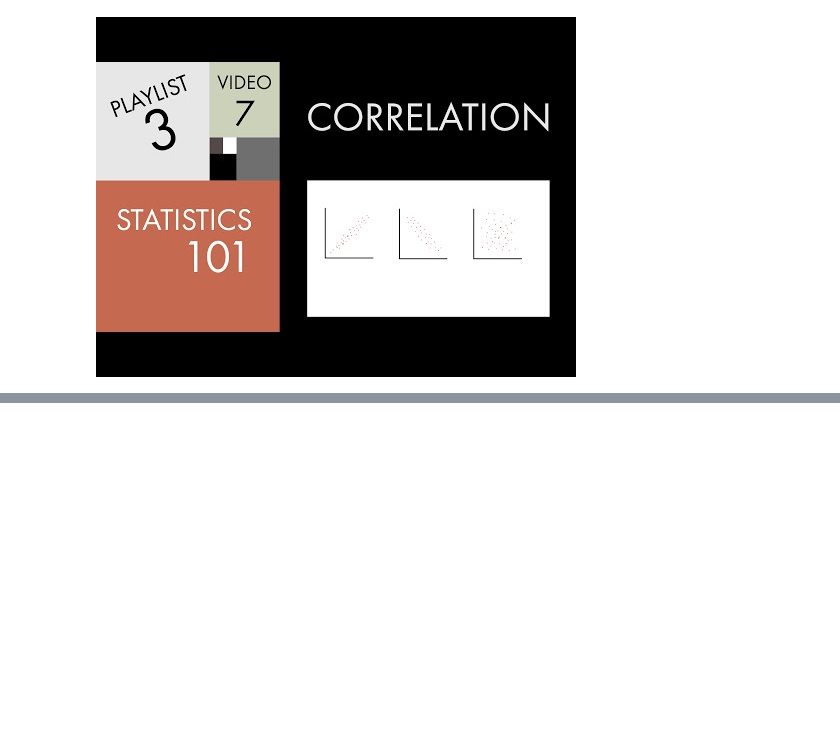
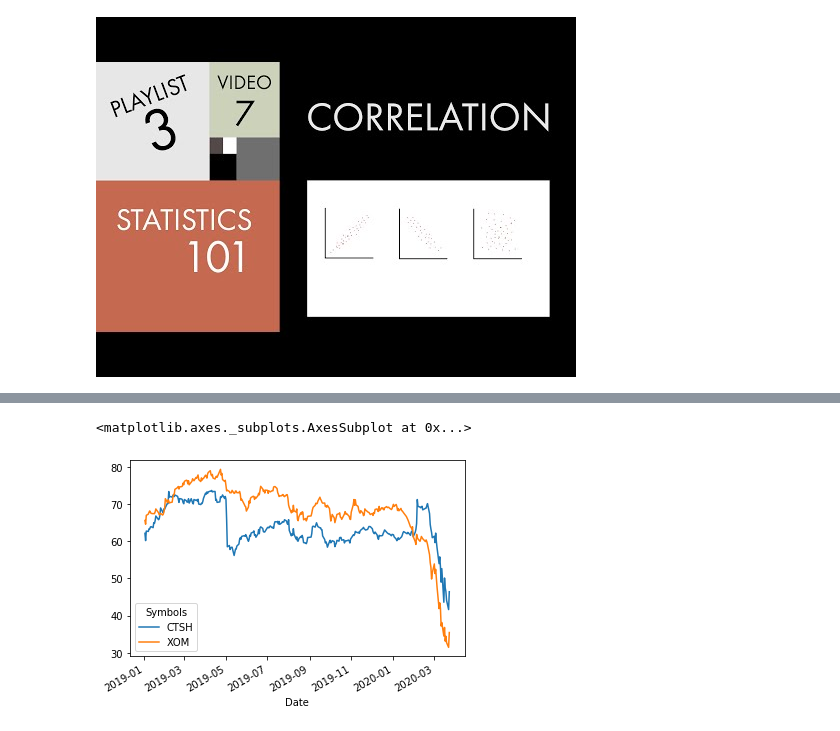
Before and after one commit to intelbala/myPython, a Jupyter notebook: Data Visualization using Python/Pandas Practice 3.ipynb, the cells around one changed output, grey strips where cells are left out. Saved outputs shown, nothing was run; the diff lists cells and outputs as text; code cells hidden in the pictures; blank space fills up the shorter version.

```diff
--- a/Data Visualization using Python/Pandas Practice 3.ipynb
+++ b/Data Visualization using Python/Pandas Practice 3.ipynb
@@ -99,0 +103,2 @@ YouTubeVideo('4EXNedimDMs')
+# %%
+prices = pdr.get_data_yahoo(['CTSH','XOM'],start=datetime.datetime(2019,1,1),end=datetime.datetime(2020,3,24))['Adj Close']
@@ -99,0 +181,6 @@ YouTubeVideo('4EXNedimDMs')
+# %%
+%matplotlib inline
+prices.plot()
+# %% [output]
+<matplotlib.axes._subplots.AxesSubplot at 0x...>
+[figure, added]
```
Also changed, not shown: parts of 48 cells of this notebook, 2 other files.
